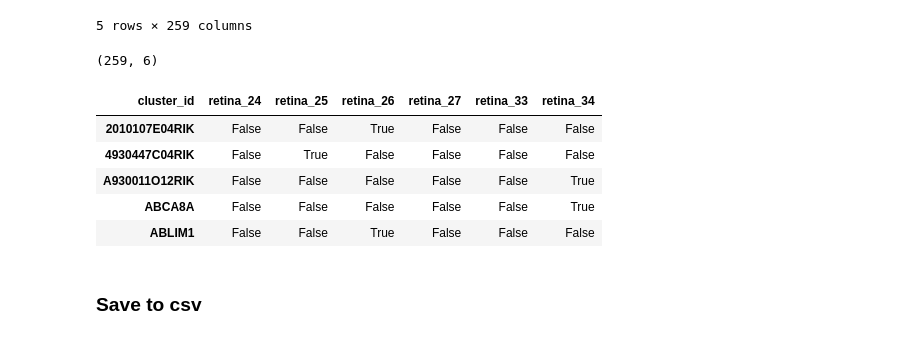
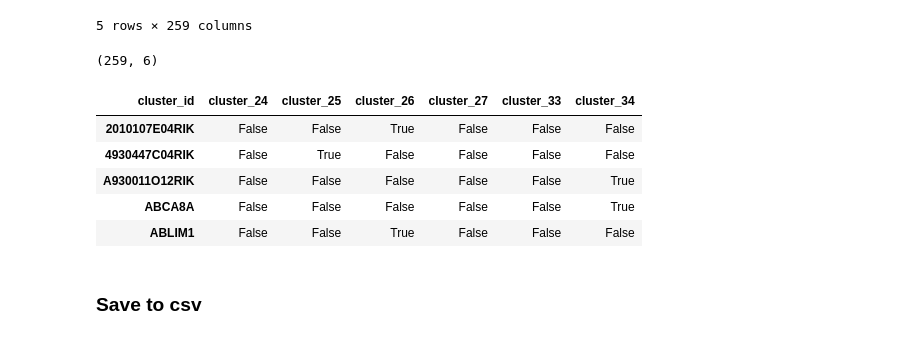
Before and after one commit to olgabot/macosko2015, a Jupyter notebook: notebooks/05_make_rentina_subsets_for_teaching.ipynb, the cells around one changed output. Drawn from its saved outputs; the diff is of its cells as text; code cells hidden in the pictures.

```diff
--- a/notebooks/05_make_rentina_subsets_for_teaching.ipynb
+++ b/notebooks/05_make_rentina_subsets_for_teaching.ipynb
@@ -163,5 +149,10 @@ gene_metadata = pd.read_csv(csv, index_col=0)
 
 # Remove the index name because it causes problems
 gene_metadata.index.name = None
+
+# For the purposes of teaching, we'll rename "retina" to "cluster" so
+# it's consistent with the cell metadata
+gene_metadata.columns = [x.replace('retina', 'cluster')
+                         for x in gene_metadata]
 gene_metadata.head()
 # %% [output]
@@ -181,7 +172,8 @@ only use cells from the first batch, and only use differentially expressed genes
 
 #### Find biggest clusters
 # %%
-cluster_sizes_table1 = table1.groupby(cluster_names, axis=0).size()
+cluster_sizes_table1 = table1.groupby(cluster_names['cluster_id'],
+                                      axis=0).size()
 cluster_sizes_table1
 # %% [output]
 cluster_id
@@ -280,5 +261,5 @@ dtype: int64
 # %%
-in_big_clusters = gene_metadata[big_retina.index].any(axis=1)
+in_big_clusters = gene_metadata[big_clusters.index].any(axis=1)
 print(in_big_clusters.sum())
 in_big_clusters.head()
 # %% [output]
@@ -315,12 +296,13 @@ table1_big_clusters_subset_genes.head()
 | r1_ACTCACATAGAG | 1 | 0 | 0 | 0 | 0 | 0 | 0 | 0 | 0 | ... |
 5 rows × 259 columns
 # %%
-gene_metadata_big_clusters = gene_metadata.loc[genes_in_big_clusters, big_retina.index]
+gene_metadata_big_clusters = gene_metadata.loc[
+    genes_in_big_clusters, big_clusters.index]
 print(gene_metadata_big_clusters.shape)
 gene_metadata_big_clusters.head()
 # %% [output]
 (259, 6)
-| cluster_id | retina_24 | retina_25 | retina_26 | retina_27 | retina_33 | retina_34 |
+| cluster_id | cluster_24 | cluster_25 | cluster_26 | cluster_27 | cluster_33 | cluster_34 |
 | 2010107E04RIK | False | False | True | False | False | False |
 | 4930447C04RIK | False | True | False | False | False | False |
 | A930011O12RIK | False | False | False | False | False | True |
```
Also changed, not shown: parts of 29 cells of this notebook, 1 other file.
